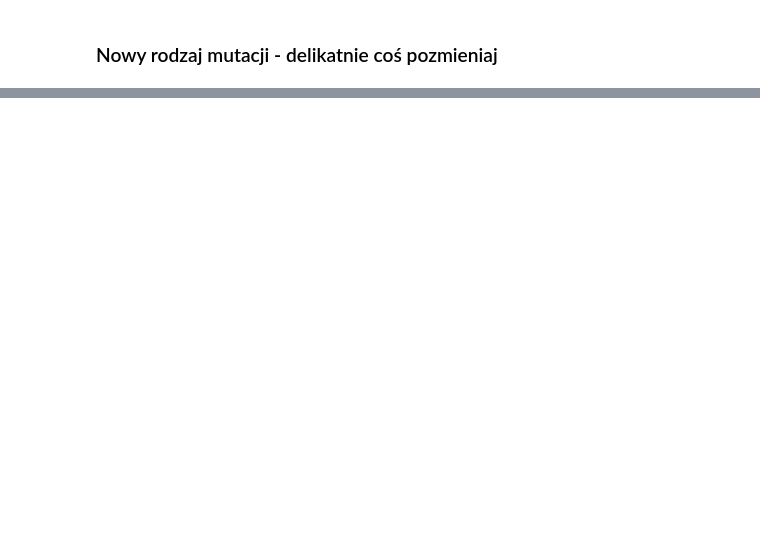
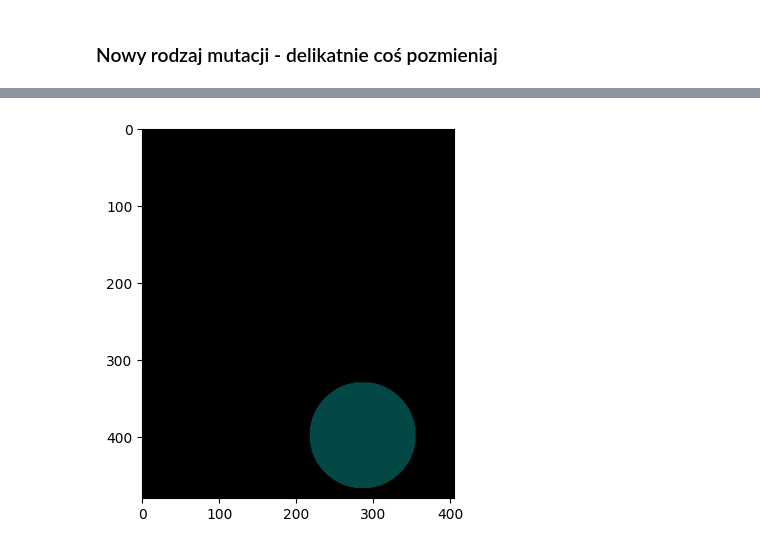
Before and after one commit to michalfica/algorytmy-ewolucyjne---projekt-, a Jupyter notebook: projekt/testing.ipynb, the cells around one changed output, grey strips where cells are left out. Saved outputs shown, nothing was run; the diff lists cells and outputs as text; code cells hidden in the pictures; blank space fills up the shorter version.

```diff
--- a/projekt/testing.ipynb
+++ b/projekt/testing.ipynb
@@ -224,0 +234,5 @@ axarr[0, 1].imshow(x_image_after_conversion)
+# %%
+child = copy.deepcopy(parent)
+child.show_image()
+# %% [output]
+[figure, added]
```
Also changed, not shown: parts of 17 cells of this notebook, 4 other files.
